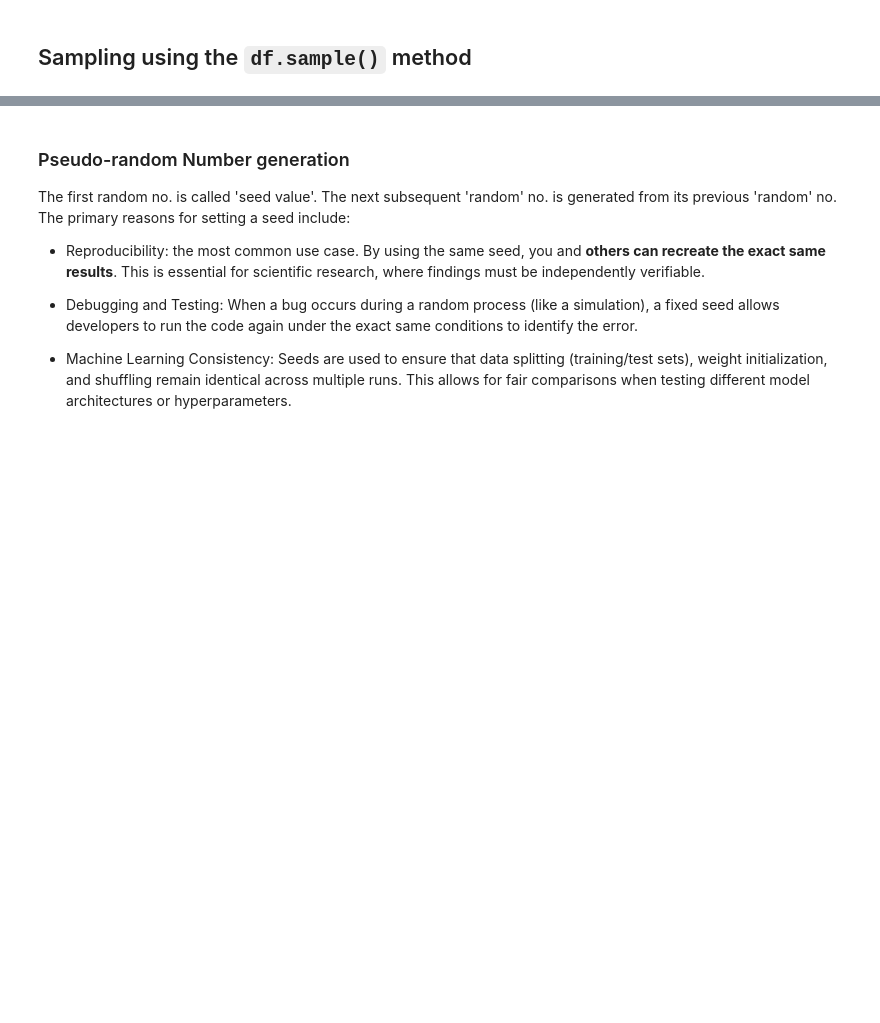
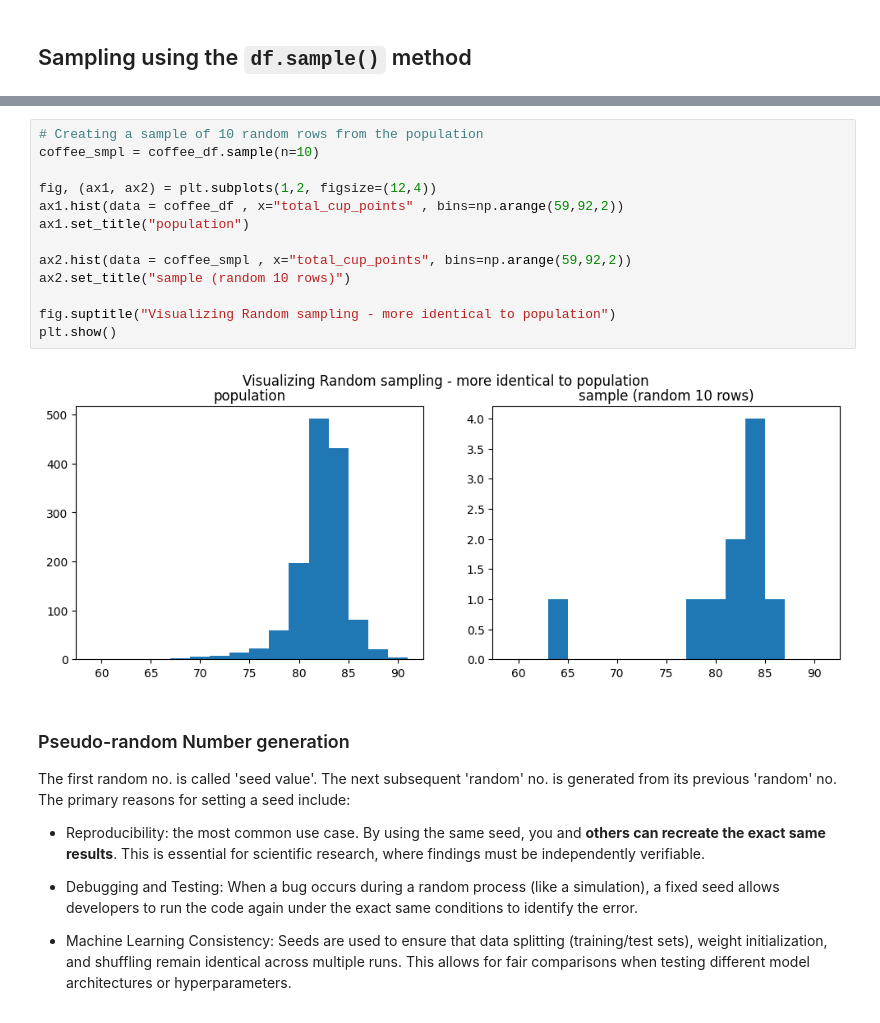
Before and after one commit to abhijeet-bhambere/python-ml-trail, a Jupyter notebook: sampling-in-python.ipynb, the cells around one changed output, grey strips where cells are left out. Drawn from its saved outputs; the diff is of its cells as text; blank space fills up the shorter version.

```diff
--- a/sampling-in-python.ipynb
+++ b/sampling-in-python.ipynb
@@ -17,3 +110,18 @@ Visualizing the distributions of the population and the sample can help determin
+# %%
+# Creating a sample of 10 random rows from the population
+coffee_smpl = coffee_df.sample(n=10)
+
+fig, (ax1, ax2) = plt.subplots(1,2, figsize=(12,4))
+ax1.hist(data = coffee_df , x="total_cup_points" , bins=np.arange(59,92,2))
+ax1.set_title("population")
+
+ax2.hist(data = coffee_smpl , x="total_cup_points", bins=np.arange(59,92,2))
+ax2.set_title("sample (random 10 rows)")
+
+fig.suptitle("Visualizing Random sampling - more identical to population")
+plt.show()
+# %% [output]
+[figure, added]
 # %% [markdown]
 ### Pseudo-random Number generation
 
```
Also changed, not shown: parts of 27 cells of this notebook.
